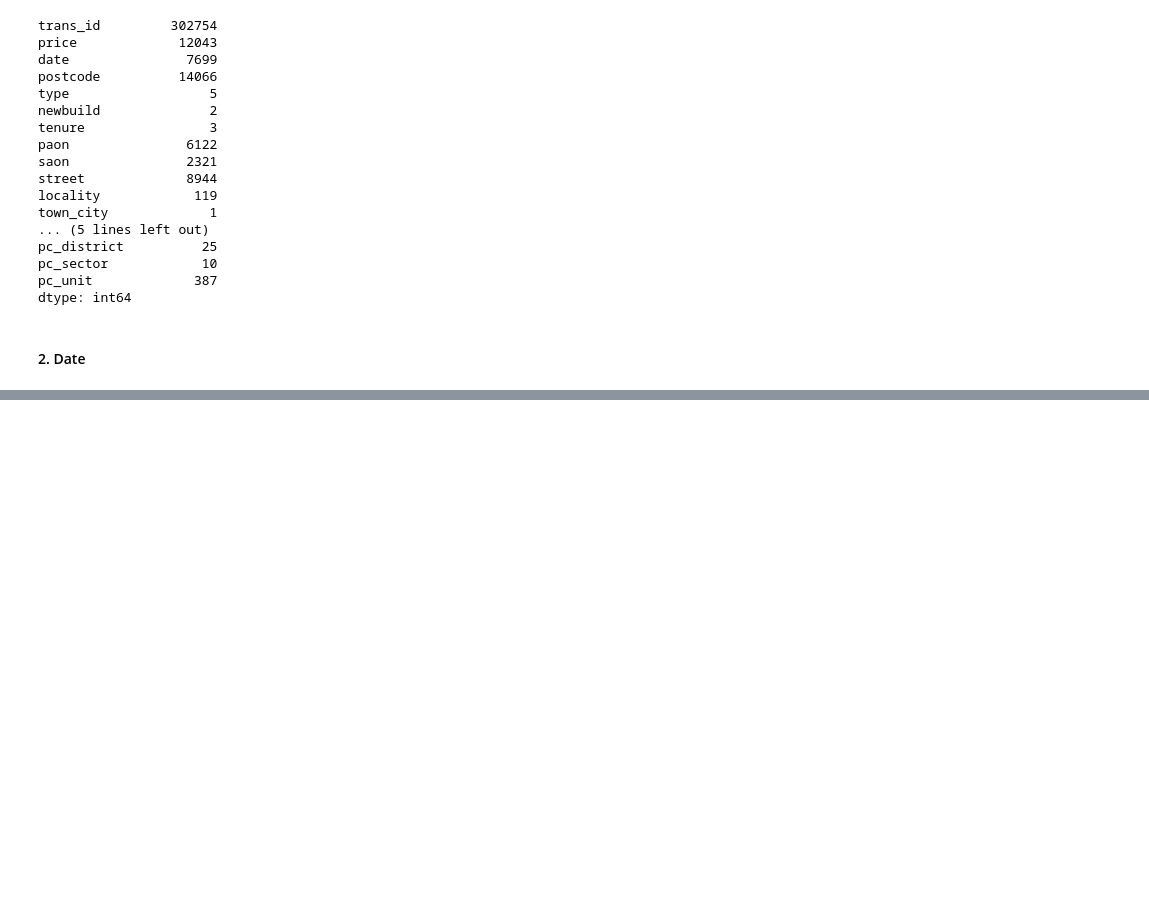
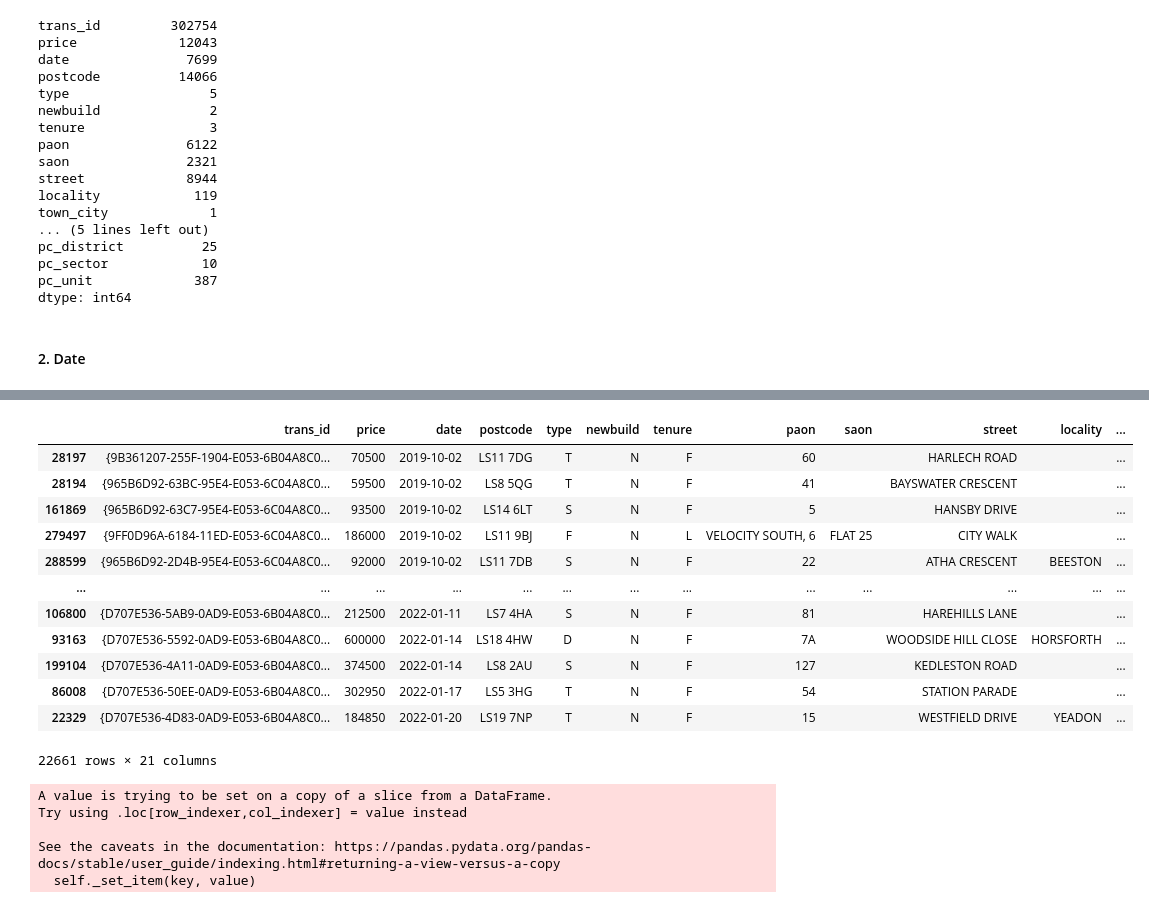
Before and after one commit to teerev/housing, a Jupyter notebook: price_explorer.ipynb, the cells around one changed output, grey strips where cells are left out. Saved outputs shown, nothing was run; the diff lists cells and outputs as text; code cells hidden in the pictures; blank space fills up the shorter version.

```diff
--- a/price_explorer.ipynb
+++ b/price_explorer.ipynb
@@ -245,0 +251,18 @@ df.head()
+# %%
+# filter by location and type
+def filter_by(dataframe, **kwargs):
+
+    """
+    Filter a dataframe using arbitrary set of filters on column values
+    """
+
+    for key, value in kwargs.items():
+        dataframe = dataframe[dataframe[key] == value]
+
+    return dataframe
+# %%
+# choose leeds
+leeds = filter_by(df, pc_area='LS')
+# %%
+# filter by timescales spanning the beginning of Covid to present
+leeds = leeds[(leeds['date'] > '2019-10-01')]
@@ -245,0 +296,16 @@ df.head()
+# %%
+leeds
+# %% [output]
+|  | trans_id | price | date | postcode | type | newbuild | tenure | paon | saon | street | locality | ... |
+| 28197 | {9B361207-255F-1904-E053-6B04A8C0... | 70500 | 2019-10-02 | LS11 7DG | T | N | F | 60 |  | HARLECH ROAD |  | ... |
+| 28194 | {965B6D92-63BC-95E4-E053-6C04A8C0... | 59500 | 2019-10-02 | LS8 5QG | T | N | F | 41 |  | BAYSWATER CRESCENT |  | ... |
+| 161869 | {965B6D92-63C7-95E4-E053-6C04A8C0... | 93500 | 2019-10-02 | LS14 6LT | S | N | F | 5 |  | HANSBY DRIVE |  | ... |
+| 279497 | {9FF0D96A-6184-11ED-E053-6C04A8C0... | 186000 | 2019-10-02 | LS11 9BJ | F | N | L | VELOCITY SOUTH, 6 | FLAT 25 | CITY WALK |  | ... |
+| 288599 | {965B6D92-2D4B-95E4-E053-6C04A8C0... | 92000 | 2019-10-02 | LS11 7DB | S | N | F | 22 |  | ATHA CRESCENT | BEESTON | ... |
+| ... | ... | ... | ... | ... | ... | ... | ... | ... | ... | ... | ... | ... |
+| 106800 | {D707E536-5AB9-0AD9-E053-6B04A8C0... | 212500 | 2022-01-11 | LS7 4HA | S | N | F | 81 |  | HAREHILLS LANE |  | ... |
+| 93163 | {D707E536-5592-0AD9-E053-6B04A8C0... | 600000 | 2022-01-14 | LS18 4HW | D | N | F | 7A |  | WOODSIDE HILL CLOSE | HORSFORTH | ... |
+| 199104 | {D707E536-4A11-0AD9-E053-6B04A8C0... | 374500 | 2022-01-14 | LS8 2AU | S | N | F | 127 |  | KEDLESTON ROAD |  | ... |
+| 86008 | {D707E536-50EE-0AD9-E053-6B04A8C0... | 302950 | 2022-01-17 | LS5 3HG | T | N | F | 54 |  | STATION PARADE |  | ... |
+| 22329 | {D707E536-4D83-0AD9-E053-6B04A8C0... | 184850 | 2022-01-20 | LS19 7NP | T | N | F | 15 |  | WESTFIELD DRIVE | YEADON | ... |
+22661 rows × 21 columns
@@ -245,0 +324,8 @@ df.head()
+# %%
+leeds['months_ago'] = leeds['date'].apply(lambda x: get_months_difference(datetime.today(), x))
+# %% [output]
+A value is trying to be set on a copy of a slice from a DataFrame.
+Try using .loc[row_indexer,col_indexer] = value instead
+
+See the caveats in the documentation: https://pandas.pydata.org/pandas-docs/stable/user_guide/indexing.html#returning-a-view-versus-a-copy
+  self._set_item(key, value)
```
Also changed, not shown: parts of 13 cells of this notebook.
